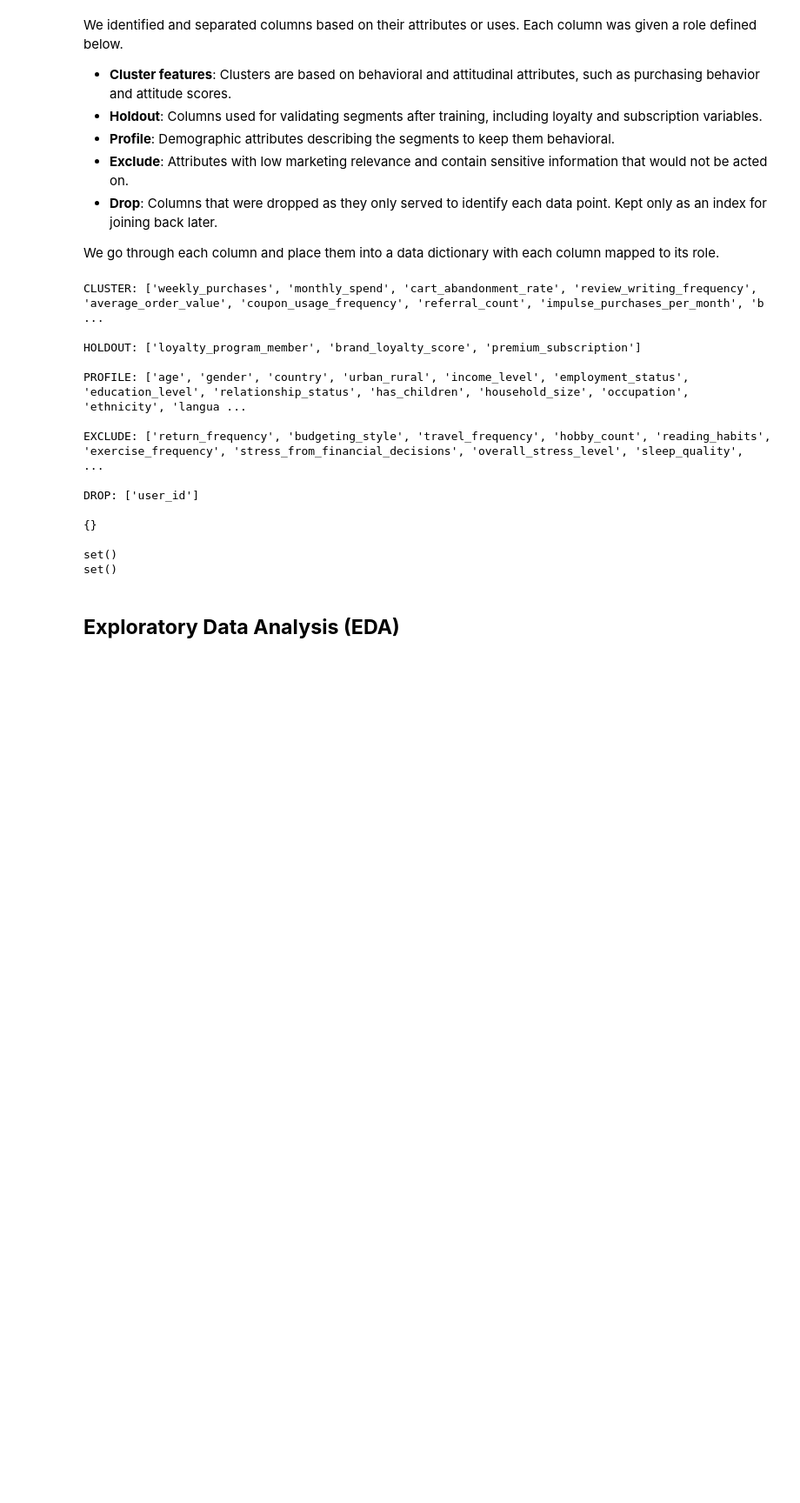
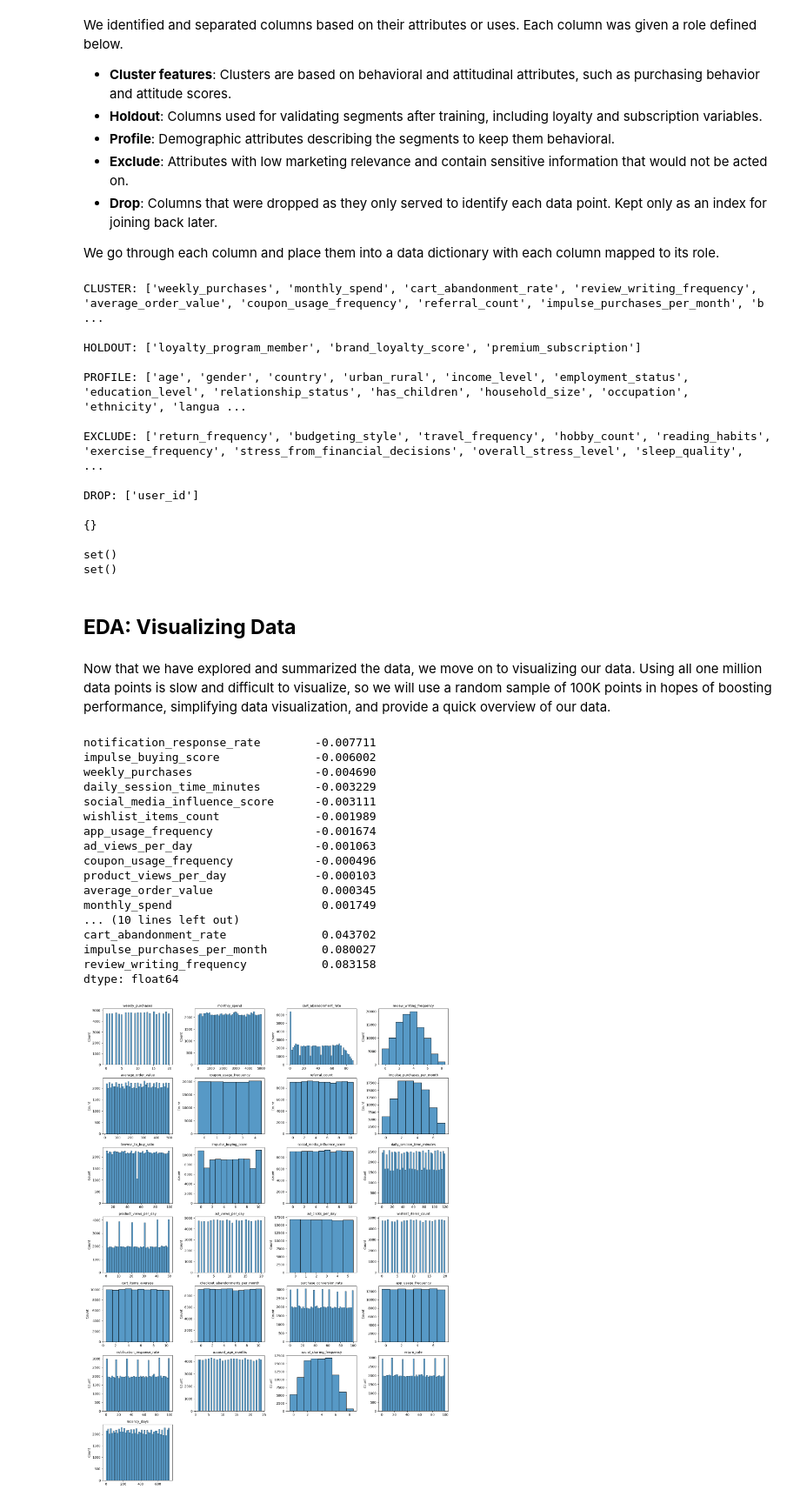
Before and after one commit to mandyzhan05/cs-407-customer-segmentation, a Jupyter notebook: notebooks/data_demo_eda.ipynb, the cells around one changed output. Shown at 87% size. Drawn from its saved outputs; the diff is of its cells as text; code cells hidden in the pictures; blank space fills up the shorter version.

Commit message:
Created plots for visual EDA

```diff
--- a/notebooks/data_demo_eda.ipynb
+++ b/notebooks/data_demo_eda.ipynb
@@ -182,8 +177,8 @@ COLUMN_ROLES = {
     "budgeting_style": "exclude",
     "brand_loyalty_score": "holdout",
     "impulse_buying_score": "cluster",
-    "environmental_consciousness": "cluster",
-    "health_conscious_shopping": "cluster",
+    "environmental_consciousness": "profile",
+    "health_conscious_shopping": "profile",
     "travel_frequency": "exclude",
     "hobby_count": "exclude",
     "social_media_influence_score": "cluster",
@@ -252,4 +247,52 @@ DROP: ['user_id']
 set()
 set()
 # %% [markdown]
-## **Exploratory Data Analysis (EDA)**
+## **EDA: Visualizing Data**
+# %% [markdown]
+Now that we have explored and summarized the data, we move on to visualizing our data. Using all one million data points is slow and difficult to visualize, so we will use a random sample of 100K points in hopes of boosting performance, simplifying data visualization, and provide a quick overview of our data.
+# %%
+# Use a random sample of 100K data points
+sample = df.sample(n = 100000)
+# %%
+# Check feature distribution and skew
+features = columns("cluster")
+
+print(sample[features].skew().sort_values())  # Sorted overview of columns and potential
+# skew
+
+n_cols = 4
+n_rows = -(-len(features) // n_cols)
+fig, axes = plt.subplots(n_rows, n_cols, figsize = (16, 3 * n_rows))
+axes = axes.flatten()
+
+for ax, col in zip(axes, features):
+    is_discrete = sample[col].nunique() <= 15
+    sns.histplot(sample[col], discrete=is_discrete,
+                 bins = "auto" if not is_discrete else None, ax = ax)
+    ax.set_title(col, fontsize = 10)
+    ax.set_xlabel("")
+
+for ax in axes[len(features):]:
+    ax.axis("off")
+
+plt.tight_layout()
+plt.show()
+# %% [output]
+notification_response_rate        -0.007711
+impulse_buying_score              -0.006002
+weekly_purchases                  -0.004690
+daily_session_time_minutes        -0.003229
+social_media_influence_score      -0.003111
+wishlist_items_count              -0.001989
+app_usage_frequency               -0.001674
+ad_views_per_day                  -0.001063
+coupon_usage_frequency            -0.000496
+product_views_per_day             -0.000103
+average_order_value                0.000345
+monthly_spend                      0.001749
+... (10 lines left out)
+cart_abandonment_rate              0.043702
+impulse_purchases_per_month        0.080027
+review_writing_frequency           0.083158
+dtype: float64
+[figure, added]
```
Also changed, not shown: parts of 13 cells of this notebook.
